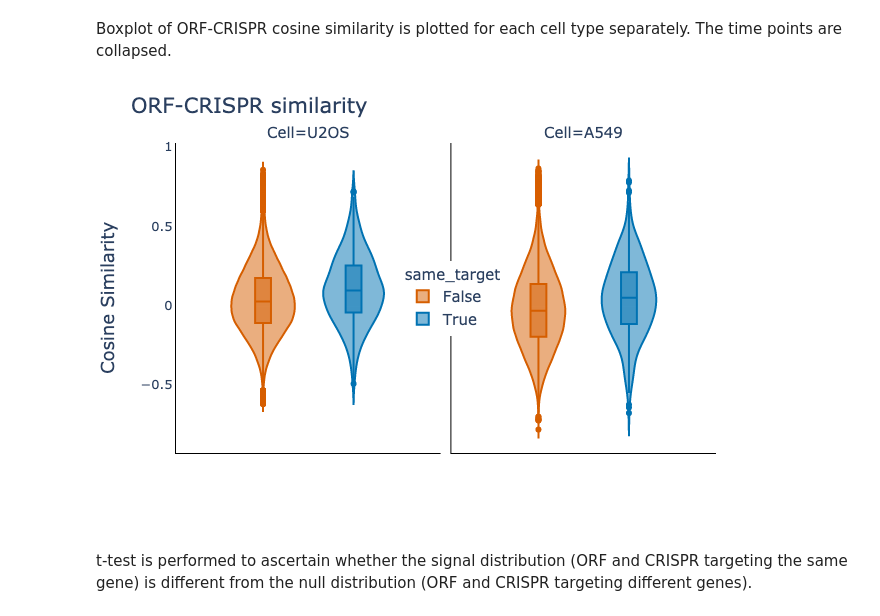
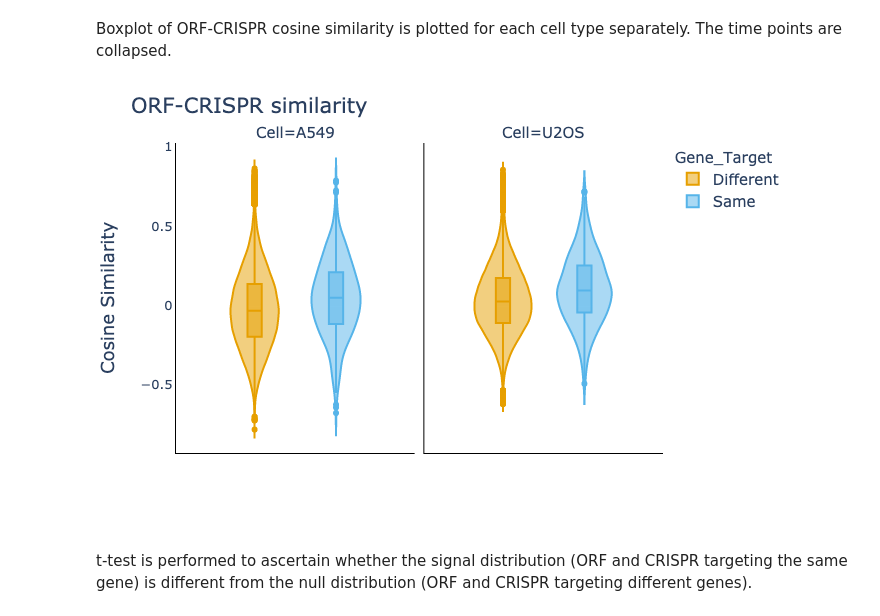
Before and after one commit to jump-cellpainting/2024_Chandrasekaran_NatureMethods, a Jupyter notebook: benchmark/5.visualize-similarities.ipynb, the cells around one changed output. Saved outputs shown, nothing was run; the diff lists cells and outputs as text; code cells hidden in the pictures.

```diff
--- a/benchmark/5.visualize-similarities.ipynb
+++ b/benchmark/5.visualize-similarities.ipynb
@@ -167,2 +171,13 @@ Box plots are plotted for CRISPR and ORF cosine similarities to compound in the
+# %%
+matching_df_z_score = pd.DataFrame()
+
+for cell in matching_df.Cell.unique():
+    for genetic_perturbation in matching_df.Genetic_Perturbation.unique():
+        cell_gp_df = matching_df.query('Cell==@cell and Genetic_Perturbation==@genetic_perturbation').reset_index(drop=True)
+        signal_df = cell_gp_df.query('Gene_Target=="Same"').reset_index(drop=True)
+        null_df = cell_gp_df.query('Gene_Target=="Different"').reset_index(drop=True)
+        signal_df['cosine_sim_zscore'] = (signal_df.cosine_sim - null_df.cosine_sim.mean())/null_df.cosine_sim.std()
+
+        matching_df_z_score = pd.concat([matching_df_z_score, signal_df], ignore_index=True)
 # %%
 fig = px.violin(
@@ -232,3 +206,16 @@ for cell_type in matching_df.Cell.unique():
+# %%
+for cell_type in matching_df_z_score.Cell.unique():
+    cell_df = matching_df_z_score.query('Cell==@cell_type')
+
+    crispr_df = cell_df.query('Genetic_Perturbation=="CRISPR"')
+    orf_df = cell_df.query('Genetic_Perturbation=="ORF"')
+
+    ttest_2sample = sps.ttest_ind(crispr_df.cosine_sim_zscore.values, orf_df.cosine_sim_zscore.values)
+
+    matching_statistic_df = matching_statistic_df.append({'Cell': f'{cell_type}',
+                                                          'Distributions compared': 'Compound-CRISPR vs. Compound-ORF',
+                                                          'statistic': ttest_2sample.statistic,
+                                                          'pvalue': f'{utils.convert_pvalue(ttest_2sample.pvalue)}'}, ignore_index=True)
 # %%
 print(matching_statistic_df[['Cell', 'Distributions compared', 'statistic', 'pvalue']].to_markdown(index=False))
 # %% [output]
@@ -245,7 +226,7 @@ print(matching_statistic_df[['Cell', 'Distributions compared', 'statistic', 'pva
 # %% [markdown]
 Scatter plot between the mean cosine similarity of a compound and genetic perturbations targeting the same gene and the number of gene targets of the compound, is plotted.
 # %%
-matching_df = matching_df.query('same_target==True').groupby(['Cell','Modality1','Genetic_Perturbation','Metadata_broad_sample']).agg(
+matching_df = matching_df.query('Gene_Target=="Same"').groupby(['Cell','Modality1','Genetic_Perturbation','Metadata_broad_sample']).agg(
     {'cosine_sim' : lambda x: x.mean(),
     'n_targets': lambda y: y.sum()/4}).reset_index()
 # %%
@@ -418,29 +401,33 @@ Computing ORF_48-CRISPR_144 matching in A549
 Computing ORF_48-CRISPR_96 matching in A549
 # %% [markdown]
 Boxplot of ORF-CRISPR cosine similarity is plotted for each cell type separately. The time points are collapsed.
+# %%
+orf_crispr_matching_df.rename(columns={'same_target': 'Gene_Target'}, inplace=True)
+orf_crispr_matching_df.replace(True, 'Same', inplace=True)
+orf_crispr_matching_df.replace(False, 'Different', inplace=True)
 # %%
 fig = px.violin(
     orf_crispr_matching_df,
     y = 'cosine_sim',
-    color = 'same_target',
+    color = 'Gene_Target',
     facet_col = 'Cell',
-    color_discrete_map=color_discrete_map_null,
+    category_orders={'Cell':['A549', 'U2OS']},
+    color_discrete_map=color_discrete_map_gene_target,
     box=True
     )
 fig.update_layout(title='ORF-CRISPR similarity',
     xaxis1=dict(linecolor = "#000000", tickfont=dict(size=13)),
     xaxis2=dict(linecolor = "#000000", tickfont=dict(size=13)),
     yaxis1=dict(title='Cosine Similarity', linecolor = "#000000", tickfont=dict(size=13)),
     yaxis2=dict(linecolor = "#000000"),
     font=dict(size=15),
     paper_bgcolor='rgba(0,0,0,0)',
     plot_bgcolor='rgba(0,0,0,0)',
-    legend=dict(x=0.42, y=0.5, bgcolor="white")
 )
 fig.show("png")
 fig.write_image('figures/5.orf_crispr_cosine_similarities.png', width=640, height=480, scale=2)
 # %% [output]
-[figure, old version]
+[figure, new version]
 # %% [markdown]
 t-test is performed to ascertain whether the signal distribution (ORF and CRISPR targeting the same gene) is different from the null distribution (ORF and CRISPR targeting different genes).
 # %%
```
Also changed, not shown: parts of 8 cells of this notebook, 4 other files.
